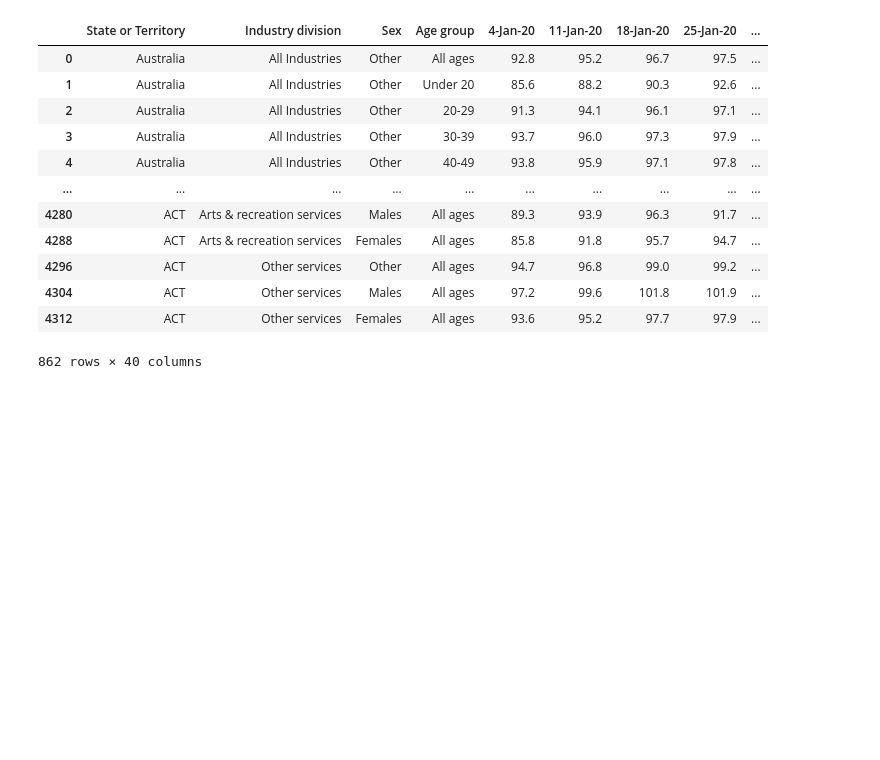
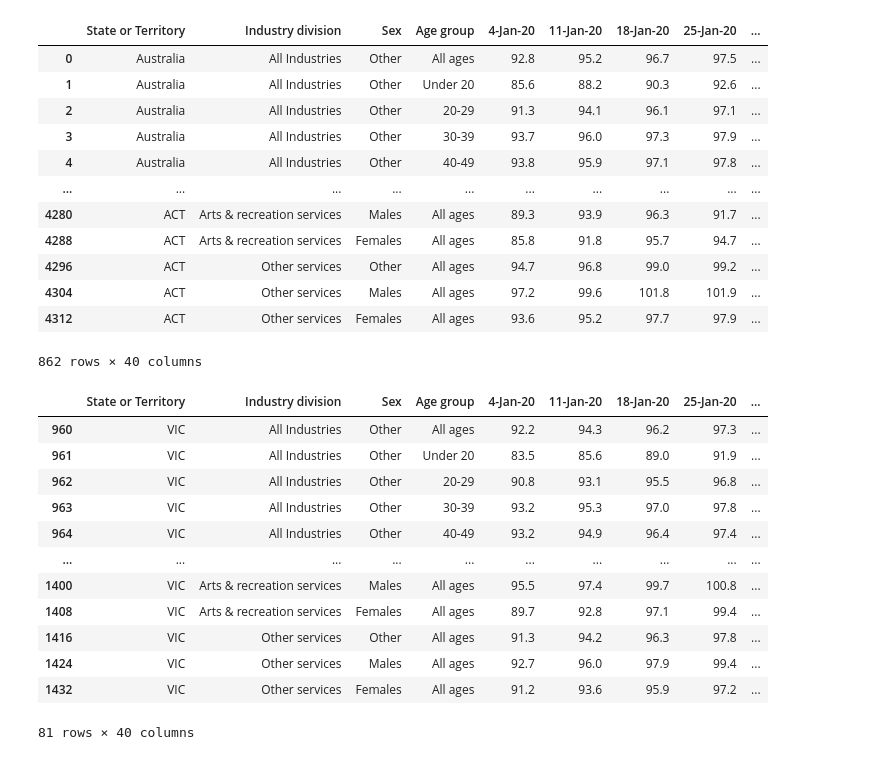
Before and after one commit to ali-beer/covid_payroll_project, a Jupyter notebook: clean_dataframe.ipynb, the cells around one changed output. Cells and saved outputs as stored; diff of their text form; code cells hidden in the pictures; blank space fills up the shorter version.

```diff
--- a/clean_dataframe.ipynb
+++ b/clean_dataframe.ipynb
@@ -96,3 +97,20 @@ data
 | 4304 | ACT | Other services | Males | All ages | 97.2 | 99.6 | 101.8 | 101.9 | ... |
 | 4312 | ACT | Other services | Females | All ages | 93.6 | 95.2 | 97.7 | 97.9 | ... |
 862 rows × 40 columns
+# %%
+victoria_df=data.loc[data["State or Territory"]=="VIC"]
+victoria_df
+# %% [output]
+|  | State or Territory | Industry division | Sex | Age group | 4-Jan-20 | 11-Jan-20 | 18-Jan-20 | 25-Jan-20 | ... |
+| 960 | VIC | All Industries | Other | All ages | 92.2 | 94.3 | 96.2 | 97.3 | ... |
+| 961 | VIC | All Industries | Other | Under 20 | 83.5 | 85.6 | 89.0 | 91.9 | ... |
+| 962 | VIC | All Industries | Other | 20-29 | 90.8 | 93.1 | 95.5 | 96.8 | ... |
+| 963 | VIC | All Industries | Other | 30-39 | 93.2 | 95.3 | 97.0 | 97.8 | ... |
+| 964 | VIC | All Industries | Other | 40-49 | 93.2 | 94.9 | 96.4 | 97.4 | ... |
+| ... | ... | ... | ... | ... | ... | ... | ... | ... | ... |
+| 1400 | VIC | Arts & recreation services | Males | All ages | 95.5 | 97.4 | 99.7 | 100.8 | ... |
+| 1408 | VIC | Arts & recreation services | Females | All ages | 89.7 | 92.8 | 97.1 | 99.4 | ... |
+| 1416 | VIC | Other services | Other | All ages | 91.3 | 94.2 | 96.3 | 97.8 | ... |
+| 1424 | VIC | Other services | Males | All ages | 92.7 | 96.0 | 97.9 | 99.4 | ... |
+| 1432 | VIC | Other services | Females | All ages | 91.2 | 93.6 | 95.9 | 97.2 | ... |
+81 rows × 40 columns
```
Also changed, not shown: parts of 10 cells of this notebook.
